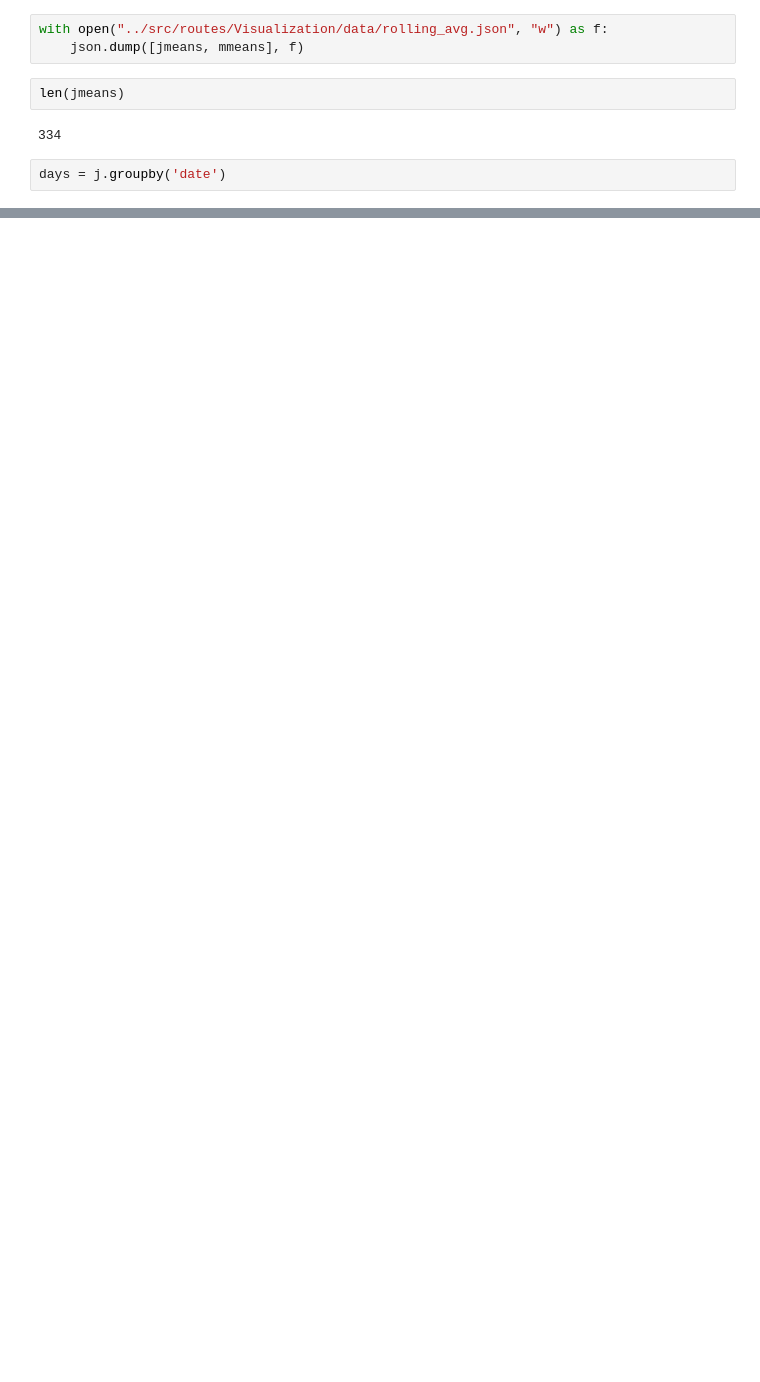
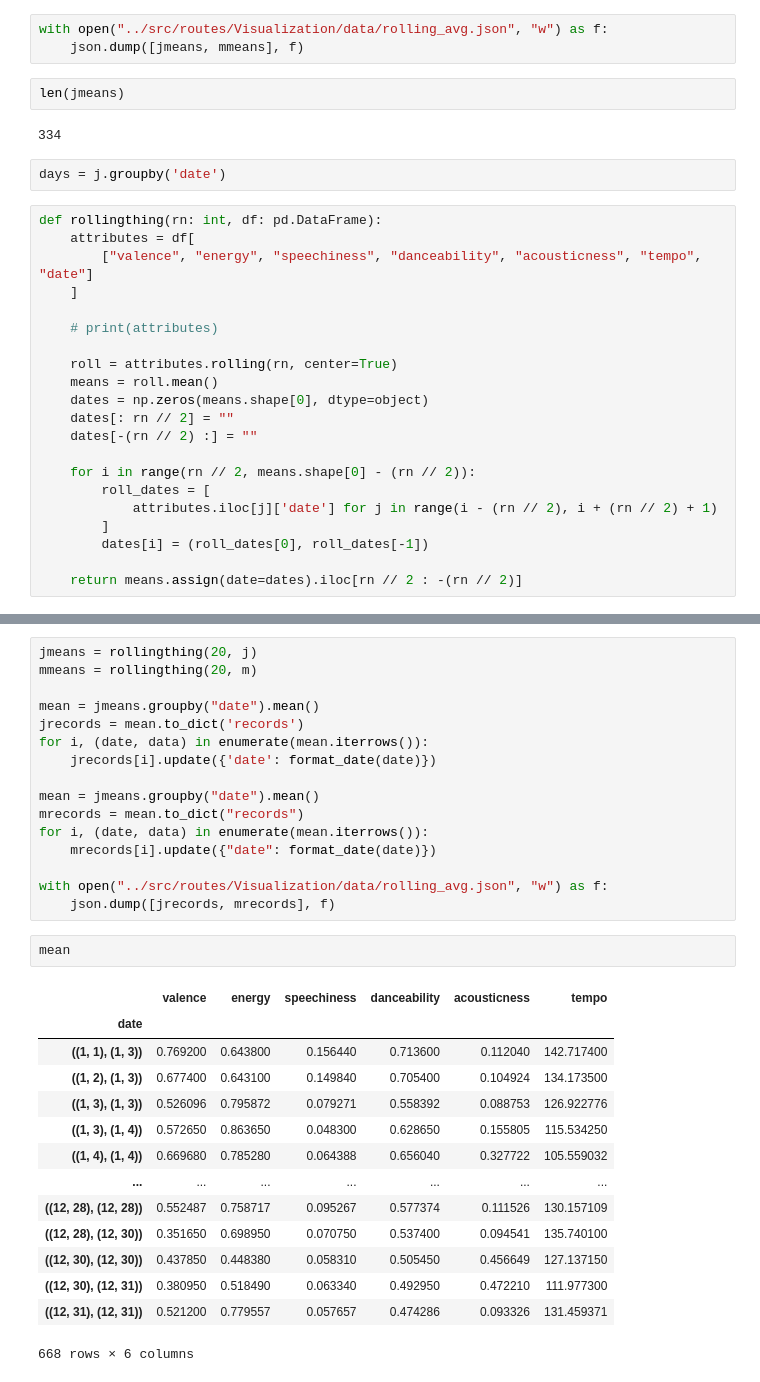
Before and after one commit to jamieRollison/musaic, a Jupyter notebook: data_processing/transform.ipynb, the cells around one changed output, grey strips where cells are left out. Drawn from its saved outputs; the diff is of its cells as text; blank space fills up the shorter version.

```diff
--- a/data_processing/transform.ipynb
+++ b/data_processing/transform.ipynb
@@ -156,3 +158,24 @@ len(jmeans)
 334
 # %%
 days = j.groupby('date')
+# %%
+def rollingthing(rn: int, df: pd.DataFrame):
+    attributes = df[
+        ["valence", "energy", "speechiness", "danceability", "acousticness", "tempo", "date"]
+    ]
+
+    # print(attributes)
+
+    roll = attributes.rolling(rn, center=True)
+    means = roll.mean()
+    dates = np.zeros(means.shape[0], dtype=object)
+    dates[: rn // 2] = ""
+    dates[-(rn // 2) :] = ""
+
+    for i in range(rn // 2, means.shape[0] - (rn // 2)):
+        roll_dates = [
+            attributes.iloc[j]['date'] for j in range(i - (rn // 2), i + (rn // 2) + 1)
+        ]
+        dates[i] = (roll_dates[0], roll_dates[-1])
+
+    return means.assign(date=dates).iloc[rn // 2 : -(rn // 2)]
@@ -158,0 +188,33 @@ days = j.groupby('date')
+# %%
+jmeans = rollingthing(20, j)
+mmeans = rollingthing(20, m)
+
+mean = jmeans.groupby("date").mean()
+jrecords = mean.to_dict('records')
+for i, (date, data) in enumerate(mean.iterrows()):
+    jrecords[i].update({'date': format_date(date)})
+
+mean = jmeans.groupby("date").mean()
+mrecords = mean.to_dict("records")
+for i, (date, data) in enumerate(mean.iterrows()):
+    mrecords[i].update({"date": format_date(date)})
+
+with open("../src/routes/Visualization/data/rolling_avg.json", "w") as f:
+    json.dump([jrecords, mrecords], f)
+# %%
+mean
+# %% [output]
+|  | valence | energy | speechiness | danceability | acousticness | tempo |
+| date |  |  |  |  |  |  |
+| ((1, 1), (1, 3)) | 0.769200 | 0.643800 | 0.156440 | 0.713600 | 0.112040 | 142.717400 |
+| ((1, 2), (1, 3)) | 0.677400 | 0.643100 | 0.149840 | 0.705400 | 0.104924 | 134.173500 |
+| ((1, 3), (1, 3)) | 0.526096 | 0.795872 | 0.079271 | 0.558392 | 0.088753 | 126.922776 |
+| ((1, 3), (1, 4)) | 0.572650 | 0.863650 | 0.048300 | 0.628650 | 0.155805 | 115.534250 |
+| ((1, 4), (1, 4)) | 0.669680 | 0.785280 | 0.064388 | 0.656040 | 0.327722 | 105.559032 |
+| ... | ... | ... | ... | ... | ... | ... |
+| ((12, 28), (12, 28)) | 0.552487 | 0.758717 | 0.095267 | 0.577374 | 0.111526 | 130.157109 |
+| ((12, 28), (12, 30)) | 0.351650 | 0.698950 | 0.070750 | 0.537400 | 0.094541 | 135.740100 |
+| ((12, 30), (12, 30)) | 0.437850 | 0.448380 | 0.058310 | 0.505450 | 0.456649 | 127.137150 |
+| ((12, 30), (12, 31)) | 0.380950 | 0.518490 | 0.063340 | 0.492950 | 0.472210 | 111.977300 |
+| ((12, 31), (12, 31)) | 0.521200 | 0.779557 | 0.057657 | 0.474286 | 0.093326 | 131.459371 |
+668 rows × 6 columns
```
Also changed, not shown: parts of 3 cells of this notebook, 10 other files.
